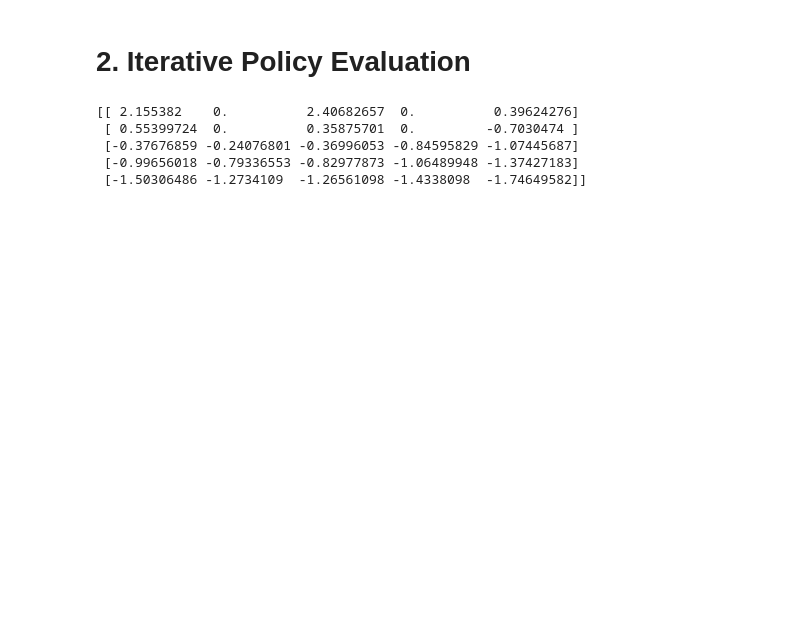
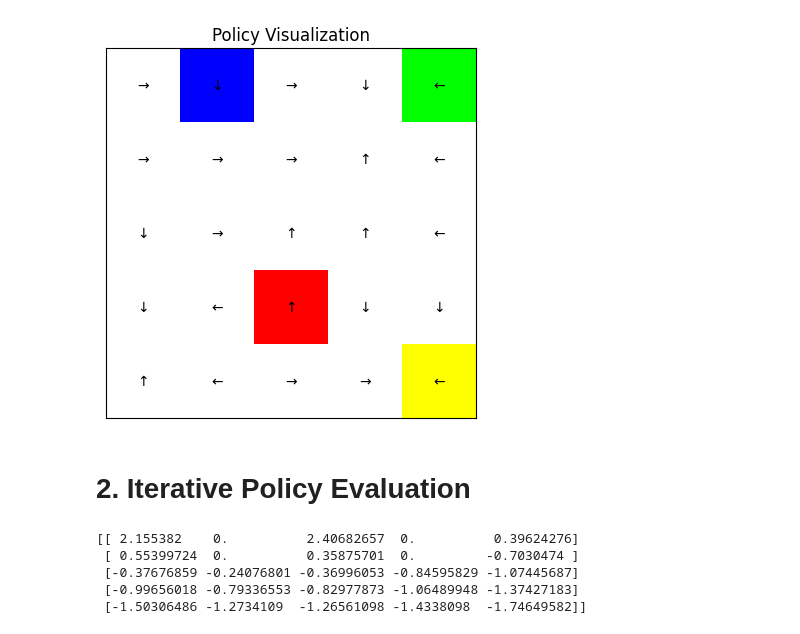
Before and after one commit to IIsameerII/Reinforcement-Learning-DSCI-6650-002, a Jupyter notebook: a2q1.ipynb, the cells around one changed output. Saved outputs shown, nothing was run; the diff lists cells and outputs as text; code cells hidden in the pictures; blank space fills up the shorter version.

```diff
--- a/a2q1.ipynb
+++ b/a2q1.ipynb
@@ -1,31 +1,48 @@
 # %%
+import matplotlib.pyplot as plt
 import numpy as np
-import matplotlib.pyplot as plt
 
 def plot_policy(values, title):
     policy = np.zeros_like(values, dtype='<U2')
     n, m = values.shape
     for i in range(n):
         for j in range(m):
             best_action = None
             best_value = -np.inf
             directions = {'U': (-1, 0), 'D': (1, 0), 'L': (0, -1), 'R': (0, 1)}
             for d, (di, dj) in directions.items():
                 ni, nj = i + di, j + dj
                 if 0 <= ni < n and 0 <= nj < m:
                     if values[ni, nj] > best_value:
                         best_value = values[ni, nj]
                         best_action = d
             if best_action:
                 policy[i, j] = best_action.replace('U', '↑').replace('D', '↓').replace('L', '←').replace('R', '→')
-    plt.imshow(np.zeros_like(values), cmap='Greys', alpha=0.3)
+
+    plt.imshow(np.ones_like(values), cmap='gray', alpha=0.3)
+    colors = np.ones((n, m, 3))  # Set default color to white
+    colors[0, 1] = [0, 0, 1]  # Blue for 1st row, 2nd column
+    colors[0, 4] = [0, 1, 0]  # Green for 1st row, 5th column
+    colors[3, 2] = [1, 0, 0]  # Red for 4th row, 3rd column
+    colors[4, 4] = [1, 1, 0]  # Yellow for 5th row, 5th column
+
+    plt.imshow(colors, alpha=1)
+
     for i in range(n):
         for j in range(m):
-            plt.text(j, i, policy[i, j], ha='center', va='center', color='black')
+            color = 'black'
+            plt.text(j, i, policy[i, j], ha='center', va='center', color=color)
+
     plt.title(title)
     plt.xticks([])
     plt.yticks([])
     plt.show()
+
+# Example usage with mock data
+values = np.random.rand(5, 5)  # Replace with actual values array
+plot_policy(values, "Policy Visualization")
+# %% [output]
+[figure, added]
 # %% [markdown]
 # 2. Iterative Policy Evaluation
 # %%
```
Also changed, not shown: parts of 3 cells of this notebook, 1 other file.
